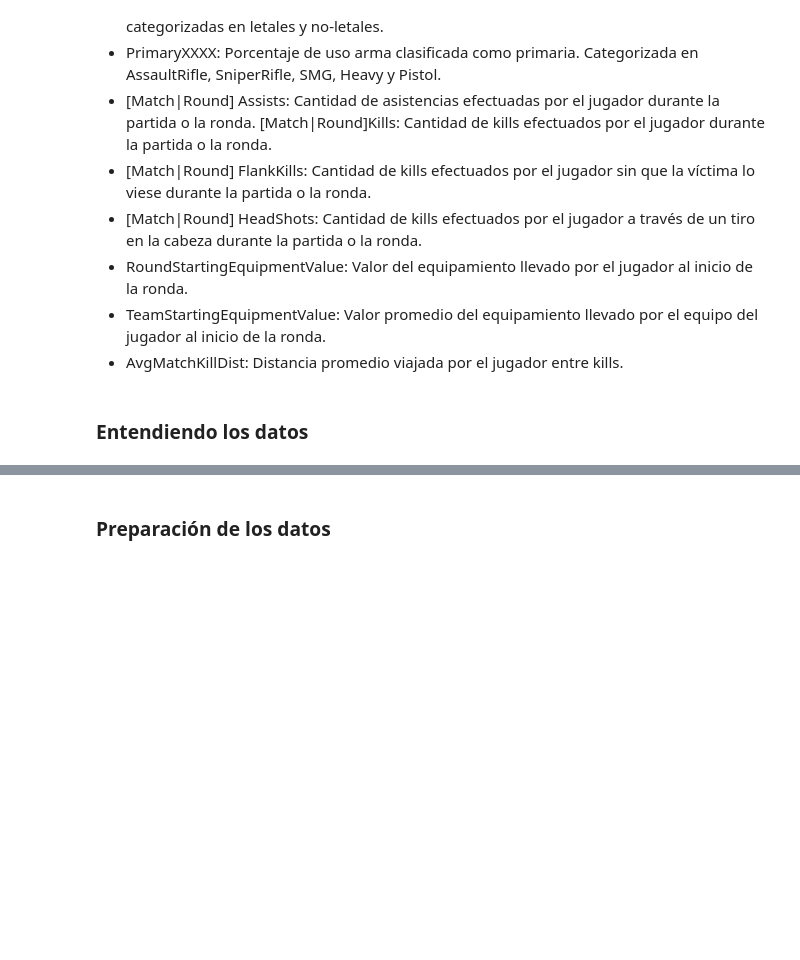
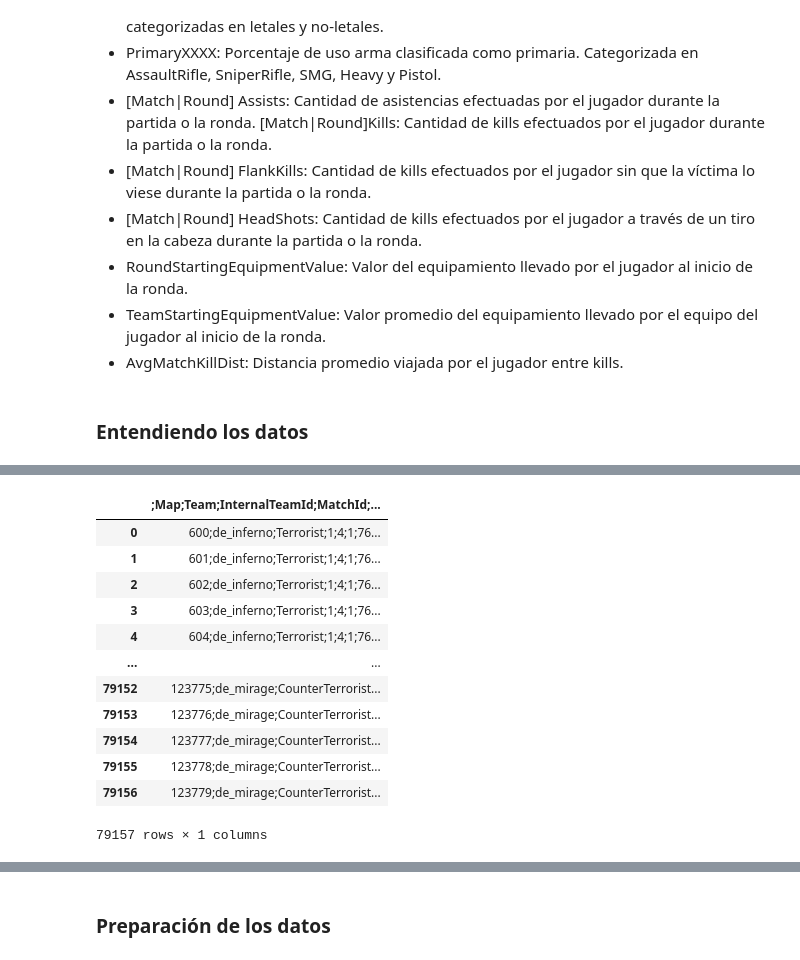
Before and after one commit to Nachi3/Trabajo_Semestral_IA, a Jupyter notebook: 620454_ProyectoSemestral_Plantilla.ipynb, the cells around one changed output, grey strips where cells are left out. Saved outputs shown, nothing was run; the diff lists cells and outputs as text; code cells hidden in the pictures; blank space fills up the shorter version.

Commit message:
dataset visualization

```diff
--- a/620454_ProyectoSemestral_Plantilla.ipynb
+++ b/620454_ProyectoSemestral_Plantilla.ipynb
@@ -71,0 +89,19 @@ la ronda.
+# %%
+# Carga y visualización del dataset
+data_frame = pd.read_csv("demo_round_traces.csv")
+
+data_frame
+# %% [output]
+|  | ;Map;Team;InternalTeamId;MatchId;... |
+| 0 | 600;de_inferno;Terrorist;1;4;1;76... |
+| 1 | 601;de_inferno;Terrorist;1;4;1;76... |
+| 2 | 602;de_inferno;Terrorist;1;4;1;76... |
+| 3 | 603;de_inferno;Terrorist;1;4;1;76... |
+| 4 | 604;de_inferno;Terrorist;1;4;1;76... |
+| ... | ... |
+| 79152 | 123775;de_mirage;CounterTerrorist... |
+| 79153 | 123776;de_mirage;CounterTerrorist... |
+| 79154 | 123777;de_mirage;CounterTerrorist... |
+| 79155 | 123778;de_mirage;CounterTerrorist... |
+| 79156 | 123779;de_mirage;CounterTerrorist... |
+79157 rows × 1 columns
```
Also changed, not shown: parts of 6 cells of this notebook.
